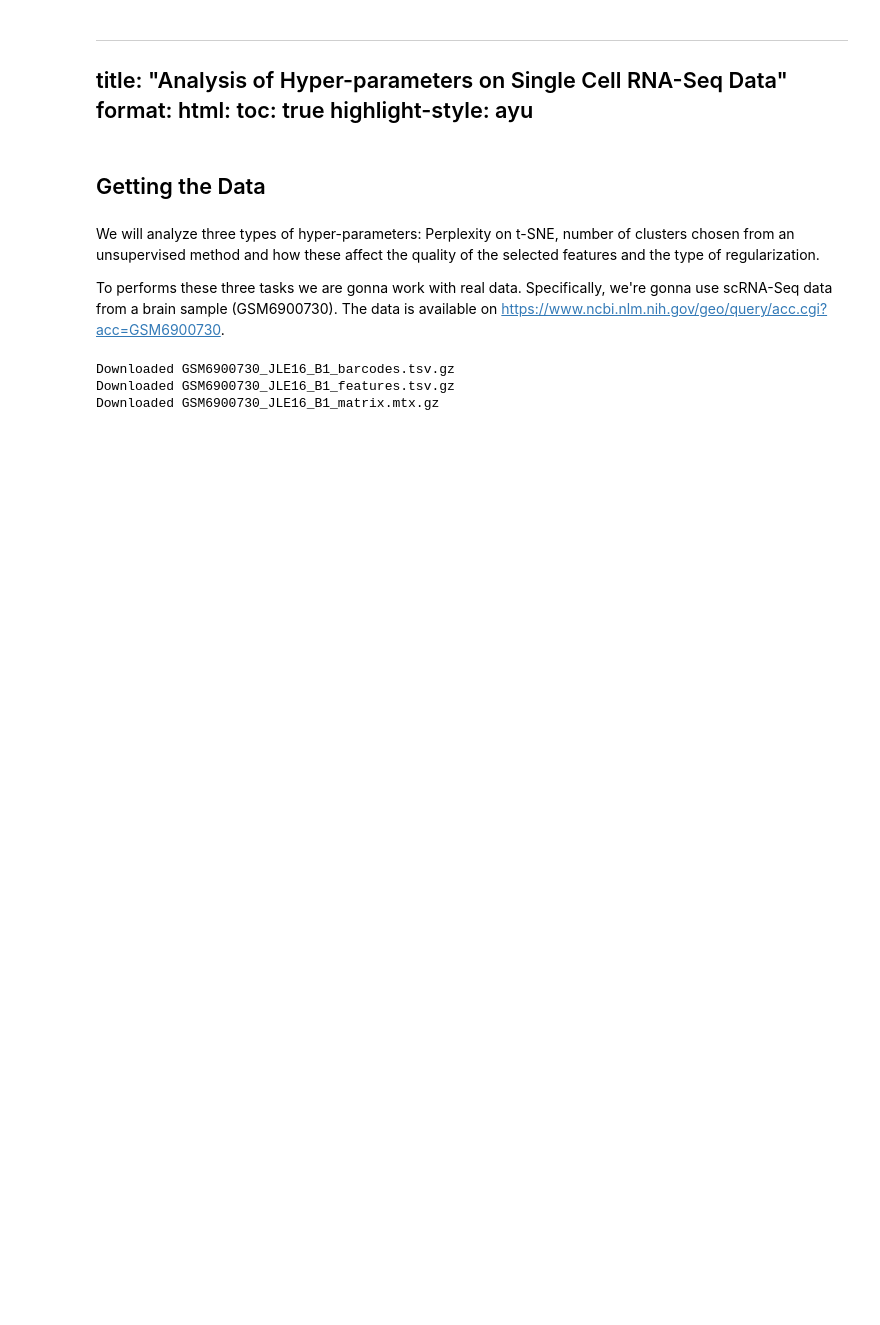
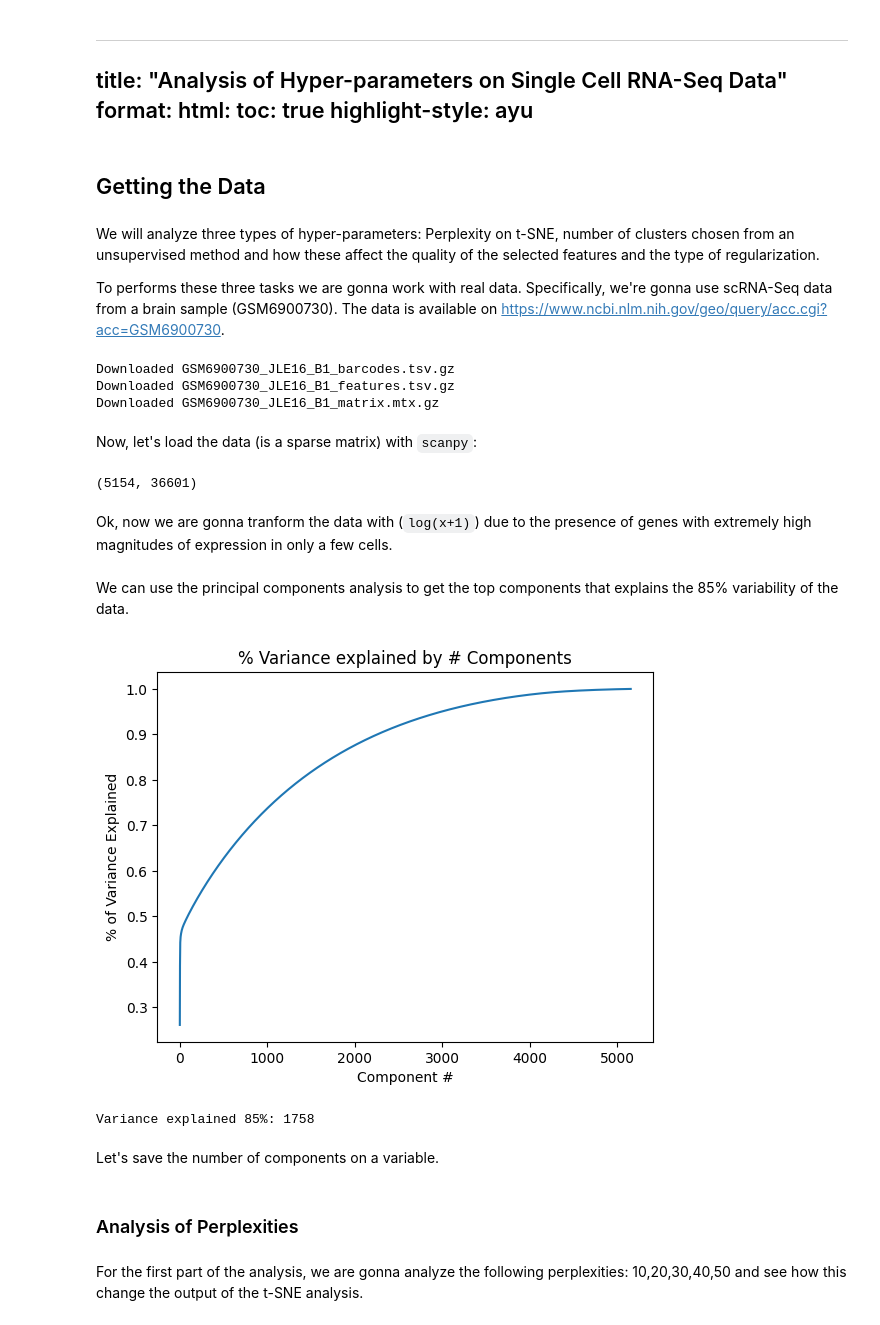
Before and after one commit to pipaber/Portfolio, a Jupyter notebook: posts/Naive_scRNA-Seq_analysis/naive_scrnaseq_analysis.ipynb, the cells around one changed output. Drawn from its saved outputs; the diff is of its cells as text; code cells hidden in the pictures; blank space fills up the shorter version.

```diff
--- a/posts/Naive_scRNA-Seq_analysis/naive_scrnaseq_analysis.ipynb
+++ b/posts/Naive_scRNA-Seq_analysis/naive_scrnaseq_analysis.ipynb
@@ -77,9 +77,40 @@ for link in links:
 Downloaded GSM6900730_JLE16_B1_barcodes.tsv.gz
 Downloaded GSM6900730_JLE16_B1_features.tsv.gz
 Downloaded GSM6900730_JLE16_B1_matrix.mtx.gz
+# %% [markdown]
+Now, let's load the data (is a sparse matrix) with `scanpy`:
 # %%
 scdata = sc.read_10x_mtx('D:/Data Analysis Statistical Modeling and Computation in Applications/data/scrnaseq data/',
                          var_names = 'gene_symbols',
-                         cache=True)
+                         cache=False)
 
 X_sc = scdata.X.toarray()
+print(X_sc.shape)
+# %% [output]
+(5154, 36601)
+# %% [markdown]
+Ok, now we are gonna tranform the data with (`log(x+1)`) due to the presence of genes with extremely high magnitudes of expression in only a few cells.
+# %%
+X_sc_transformed = np.log2(X_sc + 1)
+# %% [markdown]
+We can use the principal components analysis to get the top components that explains the 85% variability of the data.
+# %%
+# PCA
+
+pca = PCA()
+pca_axes = pca.fit_transform(X_sc_transformed)
+
+
+csum = np.cumsum(pca.explained_variance_ratio_)
+plt.plot(np.arange(0,X_sc_transformed.shape[0]),csum)
+plt.xlabel('Component #')
+plt.ylabel('% of Variance Explained')
+plt.title('% Variance explained by # Components')
+plt.show()
+
+print(f'Variance explained 85%: {np.where(csum >= 0.85)[0][0]}')
+# %% [output]
+[figure, added]
+Variance explained 85%: 1758
+# %% [markdown]
+Let's save the number of components on a variable.
@@ -85,0 +119,4 @@ X_sc = scdata.X.toarray()
+# %% [markdown]
+### Analysis of Perplexities
+# %% [markdown]
+For the first part of the analysis, we are gonna analyze the following perplexities: 10,20,30,40,50 and see how this change the output of the t-SNE analysis.
```
Also changed, not shown: parts of 3 cells of this notebook.
